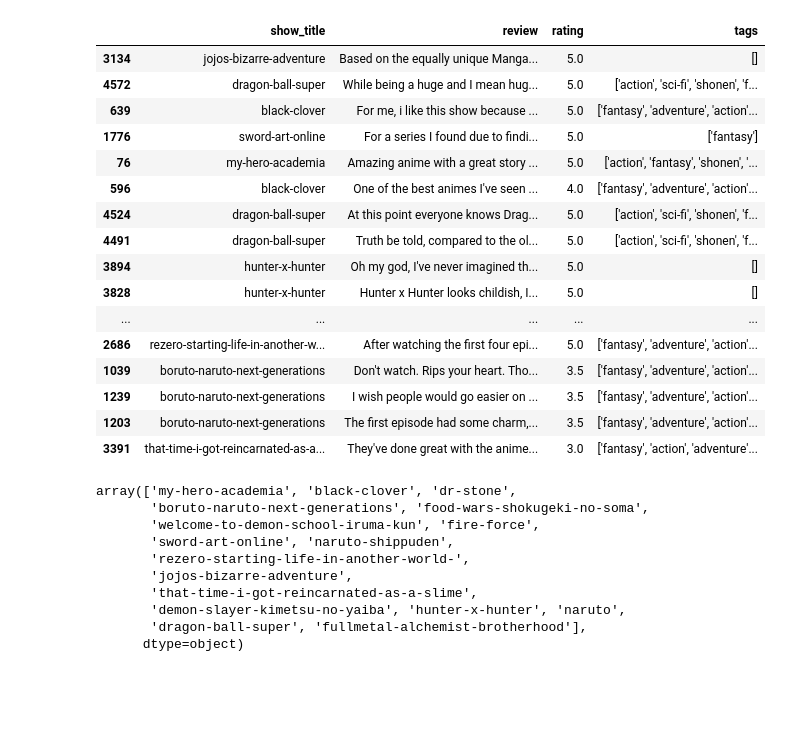
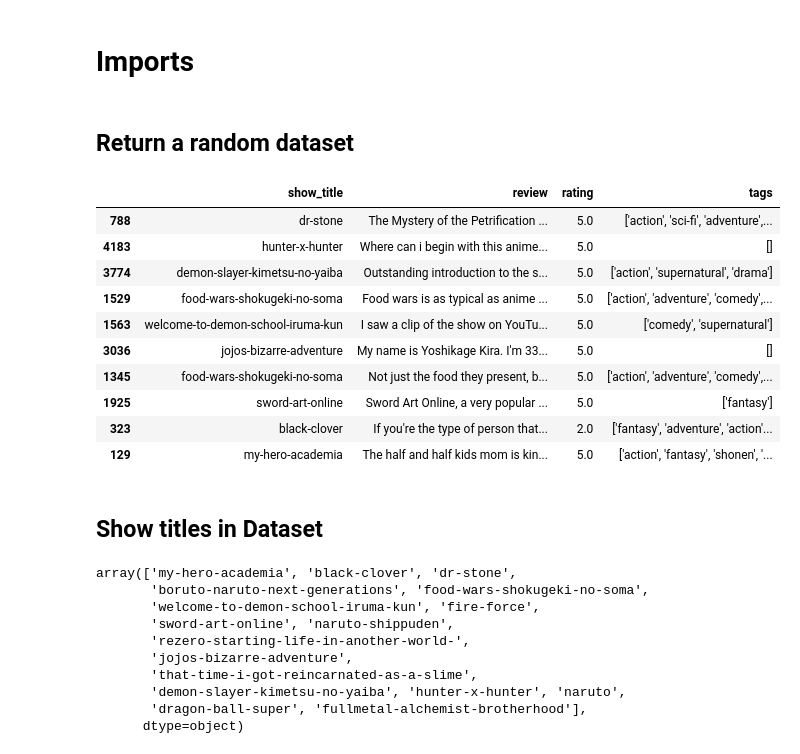
Before and after one commit to something-cool/french-bread, a Jupyter notebook: data_visual.ipynb, the cells around one changed output. Drawn from its saved outputs; the diff is of its cells as text; code cells hidden in the pictures; blank space fills up the shorter version.

```diff
--- a/data_visual.ipynb
+++ b/data_visual.ipynb
@@ -1,3 +16,5 @@
+# %% [markdown]
+# Imports
 # %%
 import numpy as np
 import pandas as pd
@@ -11,27 +28,25 @@ from nltk.corpus import stopwords
 
 import json
 from wordcloud import WordCloud
+# %% [markdown]
+## Return a random dataset
 # %%
 anime_df = pd.read_csv('anime_scraper/more_anime_reviews.csv')
-anime_df.sample(30)
+anime_df.sample(10)
 # %% [output]
 |  | show_title | review | rating | tags |
-| 3134 | jojos-bizarre-adventure | Based on the equally unique Manga... | 5.0 | [] |
-| 4572 | dragon-ball-super | While being a huge and I mean hug... | 5.0 | ['action', 'sci-fi', 'shonen', 'f... |
-| 639 | black-clover | For me, i like this show because ... | 5.0 | ['fantasy', 'adventure', 'action'... |
-| 1776 | sword-art-online | For a series I found due to findi... | 5.0 | ['fantasy'] |
-| 76 | my-hero-academia | Amazing anime with a great story ... | 5.0 | ['action', 'fantasy', 'shonen', '... |
-| 596 | black-clover | One of the best animes I've seen ... | 4.0 | ['fantasy', 'adventure', 'action'... |
-| 4524 | dragon-ball-super | At this point everyone knows Drag... | 5.0 | ['action', 'sci-fi', 'shonen', 'f... |
-| 4491 | dragon-ball-super | Truth be told, compared to the ol... | 5.0 | ['action', 'sci-fi', 'shonen', 'f... |
-| 3894 | hunter-x-hunter | Oh my god, I've never imagined th... | 5.0 | [] |
-| 3828 | hunter-x-hunter | Hunter x Hunter looks childish, I... | 5.0 | [] |
-| ... | ... | ... | ... | ... |
-| 2686 | rezero-starting-life-in-another-w... | After watching the first four epi... | 5.0 | ['fantasy', 'adventure', 'action'... |
-| 1039 | boruto-naruto-next-generations | Don't watch. Rips your heart. Tho... | 3.5 | ['fantasy', 'adventure', 'action'... |
-| 1239 | boruto-naruto-next-generations | I wish people would go easier on ... | 3.5 | ['fantasy', 'adventure', 'action'... |
-| 1203 | boruto-naruto-next-generations | The first episode had some charm,... | 3.5 | ['fantasy', 'adventure', 'action'... |
-| 3391 | that-time-i-got-reincarnated-as-a... | They've done great with the anime... | 3.0 | ['fantasy', 'action', 'adventure'... |
+| 788 | dr-stone | The Mystery of the Petrification ... | 5.0 | ['action', 'sci-fi', 'adventure',... |
+| 4183 | hunter-x-hunter | Where can i begin with this anime... | 5.0 | [] |
+| 3774 | demon-slayer-kimetsu-no-yaiba | Outstanding introduction to the s... | 5.0 | ['action', 'supernatural', 'drama'] |
+| 1529 | food-wars-shokugeki-no-soma | Food wars is as typical as anime ... | 5.0 | ['action', 'adventure', 'comedy',... |
+| 1563 | welcome-to-demon-school-iruma-kun | I saw a clip of the show on YouTu... | 5.0 | ['comedy', 'supernatural'] |
+| 3036 | jojos-bizarre-adventure | My name is Yoshikage Kira. I'm 33... | 5.0 | [] |
+| 1345 | food-wars-shokugeki-no-soma | Not just the food they present, b... | 5.0 | ['action', 'adventure', 'comedy',... |
+| 1925 | sword-art-online | Sword Art Online, a very popular ... | 5.0 | ['fantasy'] |
+| 323 | black-clover | If you're the type of person that... | 2.0 | ['fantasy', 'adventure', 'action'... |
+| 129 | my-hero-academia | The half and half kids mom is kin... | 5.0 | ['action', 'fantasy', 'shonen', '... |
+# %% [markdown]
+## Show titles in Dataset
 # %%
 shows = anime_df.show_title.unique()
 shows
```
Also changed, not shown: parts of 15 cells of this notebook, 5 other files.
